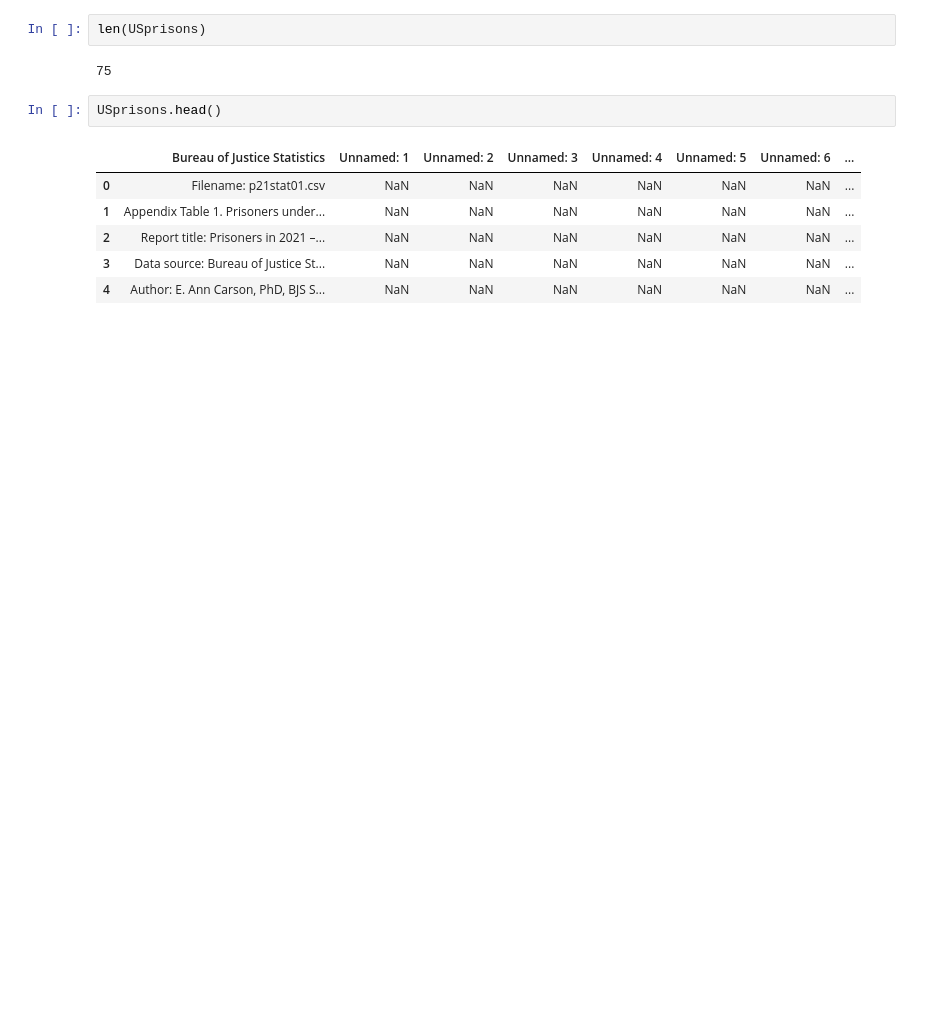
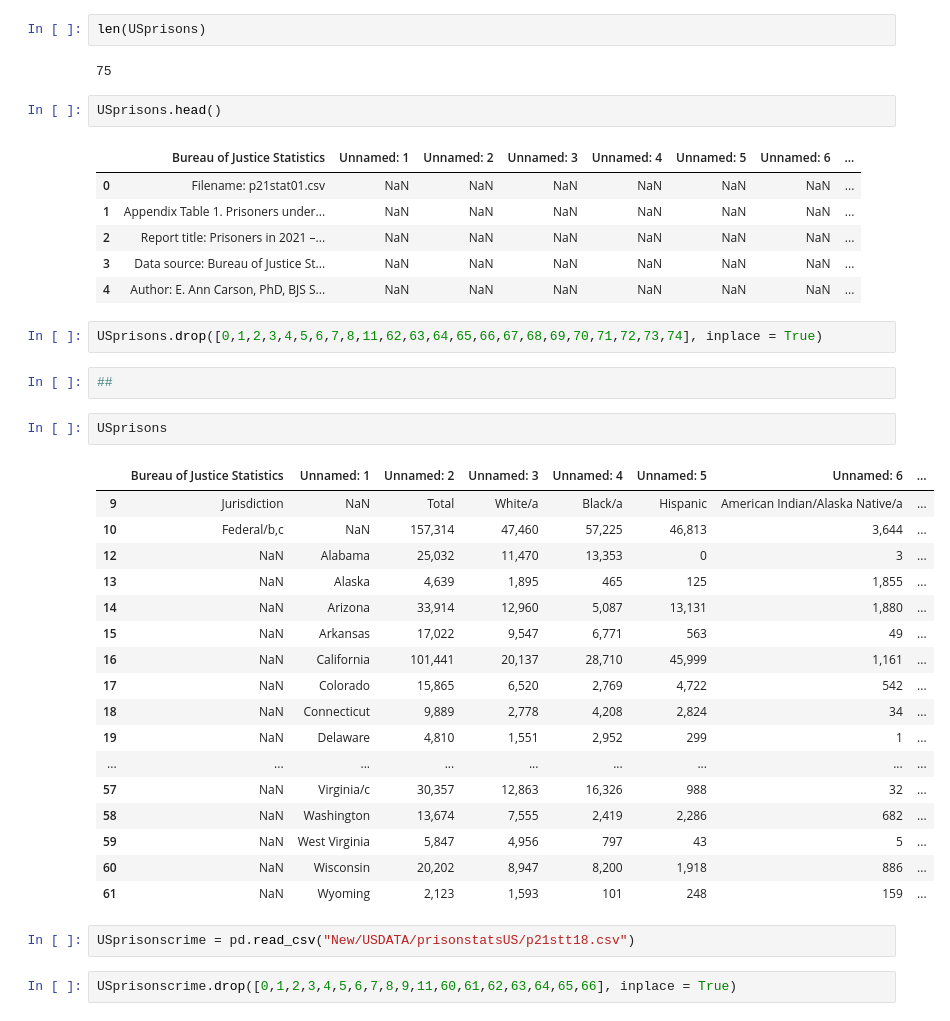
Before and after one commit to Mt122606/Curous-Conquers-, a Jupyter notebook: CuriousConquersProject/DATA/USPrisons.ipynb, the cells around one changed output. Cells and saved outputs as stored; diff of their text form; blank space fills up the shorter version.

```diff
--- a/CuriousConquersProject/DATA/USPrisons.ipynb
+++ b/CuriousConquersProject/DATA/USPrisons.ipynb
@@ -23,3 +23,31 @@ USprisons.head()
 | 2 | Report title: Prisoners in 2021 –... | NaN | NaN | NaN | NaN | NaN | NaN | ... |
 | 3 | Data source: Bureau of Justice St... | NaN | NaN | NaN | NaN | NaN | NaN | ... |
 | 4 | Author: E. Ann Carson, PhD, BJS S... | NaN | NaN | NaN | NaN | NaN | NaN | ... |
+# %%
+USprisons.drop([0,1,2,3,4,5,6,7,8,11,62,63,64,65,66,67,68,69,70,71,72,73,74], inplace = True)
+# %%
+##
+# %%
+USprisons
+# %% [output]
+|  | Bureau of Justice Statistics | Unnamed: 1 | Unnamed: 2 | Unnamed: 3 | Unnamed: 4 | Unnamed: 5 | Unnamed: 6 | ... |
+| 9 | Jurisdiction | NaN | Total | White/a | Black/a | Hispanic | American Indian/Alaska Native/a | ... |
+| 10 | Federal/b,c | NaN | 157,314 | 47,460 | 57,225 | 46,813 | 3,644 | ... |
+| 12 | NaN | Alabama | 25,032 | 11,470 | 13,353 | 0 | 3 | ... |
+| 13 | NaN | Alaska | 4,639 | 1,895 | 465 | 125 | 1,855 | ... |
+| 14 | NaN | Arizona | 33,914 | 12,960 | 5,087 | 13,131 | 1,880 | ... |
+| 15 | NaN | Arkansas | 17,022 | 9,547 | 6,771 | 563 | 49 | ... |
+| 16 | NaN | California | 101,441 | 20,137 | 28,710 | 45,999 | 1,161 | ... |
+| 17 | NaN | Colorado | 15,865 | 6,520 | 2,769 | 4,722 | 542 | ... |
+| 18 | NaN | Connecticut | 9,889 | 2,778 | 4,208 | 2,824 | 34 | ... |
+| 19 | NaN | Delaware | 4,810 | 1,551 | 2,952 | 299 | 1 | ... |
+| ... | ... | ... | ... | ... | ... | ... | ... | ... |
+| 57 | NaN | Virginia/c | 30,357 | 12,863 | 16,326 | 988 | 32 | ... |
+| 58 | NaN | Washington | 13,674 | 7,555 | 2,419 | 2,286 | 682 | ... |
+| 59 | NaN | West Virginia | 5,847 | 4,956 | 797 | 43 | 5 | ... |
+| 60 | NaN | Wisconsin | 20,202 | 8,947 | 8,200 | 1,918 | 886 | ... |
+| 61 | NaN | Wyoming | 2,123 | 1,593 | 101 | 248 | 159 | ... |
+# %%
+USprisonscrime = pd.read_csv("New/USDATA/prisonstatsUS/p21stt18.csv")
+# %%
+USprisonscrime.drop([0,1,2,3,4,5,6,7,8,9,11,60,61,62,63,64,65,66], inplace = True)
```
Also changed, not shown: parts of 3 cells of this notebook, 1 other file.
